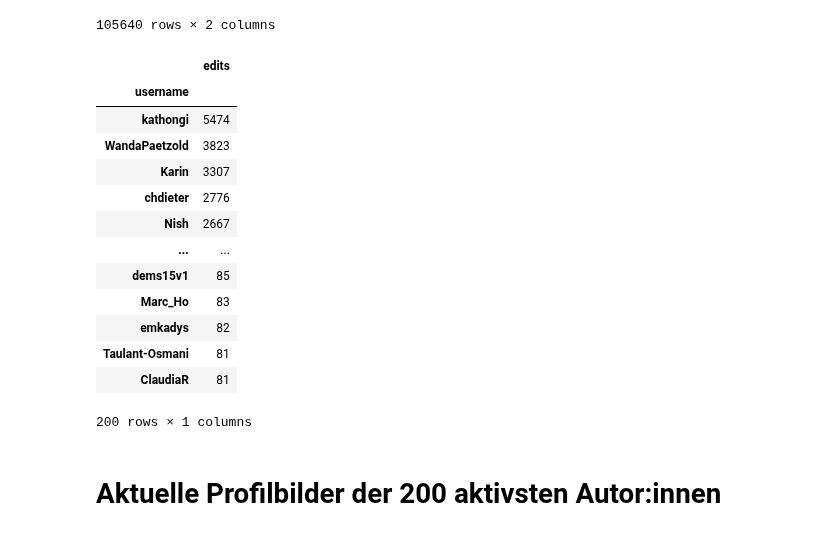
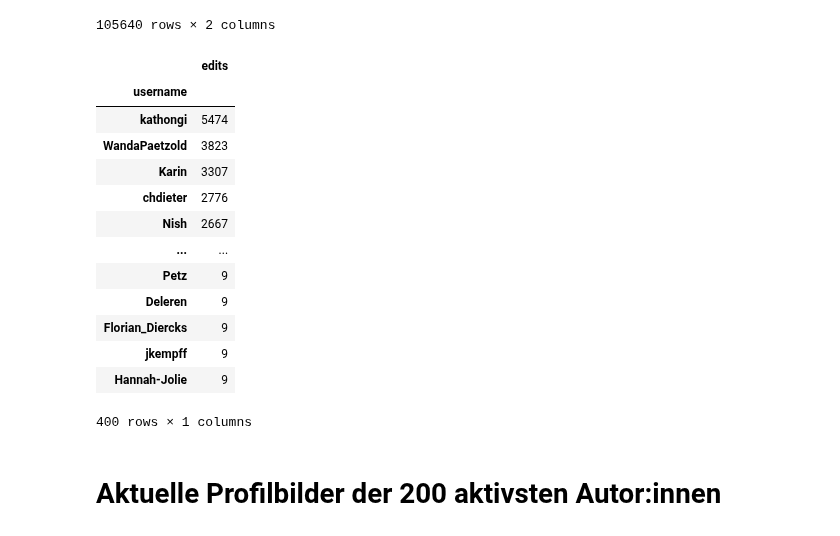
Before and after one commit to kulla/serlo-evaluations, a Jupyter notebook: 2021-03-29 User-Profile der aktivsten Autoren und Autorinnen.ipynb, the cells around one changed output. Cells and saved outputs as stored; diff of their text form; code cells hidden in the pictures.

```diff
--- a/2021-03-29 User-Profile der aktivsten Autoren und Autorinnen.ipynb
+++ b/2021-03-29 User-Profile der aktivsten Autoren und Autorinnen.ipynb
@@ -33,24 +33,24 @@ event_log
 # %%
 df = event_log.groupby("username").count()
 df.rename(columns={"id": "edits"}, inplace=True)
 df.sort_values(["edits"], inplace=True, ascending=False)
-df = df.head(200)
+df = df.head(400)
 df
 # %% [output]
 |  | edits |
 | username |  |
 | kathongi | 5474 |
 | WandaPaetzold | 3823 |
 | Karin | 3307 |
 | chdieter | 2776 |
 | Nish | 2667 |
 | ... | ... |
-| dems15v1 | 85 |
-| Marc_Ho | 83 |
-| emkadys | 82 |
-| Taulant-Osmani | 81 |
-| ClaudiaR | 81 |
+| Petz | 9 |
+| Deleren | 9 |
+| Florian_Diercks | 9 |
+| jkempff | 9 |
+| Hannah-Jolie | 9 |
-200 rows × 1 columns
+400 rows × 1 columns
 # %%
 from IPython.display import display, Markdown, HTML
 
```
